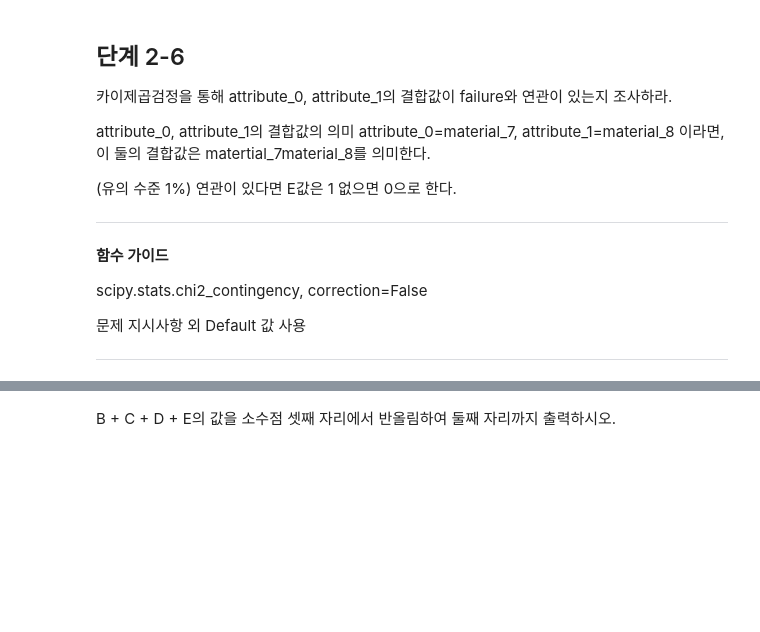
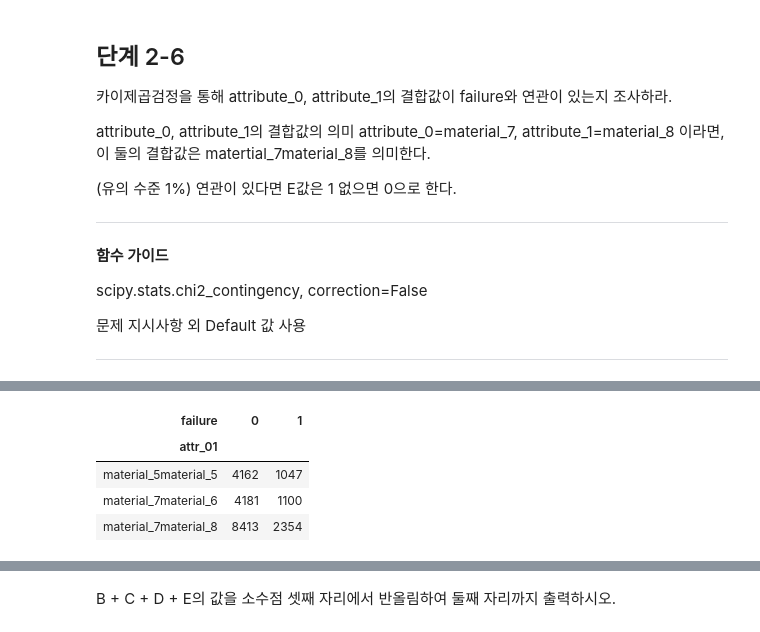
Before and after one commit to sunkusun9/DS_Lv3_2406, a Jupyter notebook: sec_ds_lv3_prob1_prob.ipynb, the cells around one changed output, grey strips where cells are left out. Cells and saved outputs as stored; diff of their text form; code cells hidden in the pictures; blank space fills up the shorter version.

```diff
--- a/sec_ds_lv3_prob1_prob.ipynb
+++ b/sec_ds_lv3_prob1_prob.ipynb
@@ -537,0 +665,14 @@ matertial_7material_8를 의미한다.
+# %%
+# 방법2
+df_conti = df_prob2.assign(
+    attr_01 = df_prob2['attribute_0'] + df_prob2['attribute_1']
+).pipe(
+    lambda x: x.pivot_table(index='attr_01', columns = 'failure', aggfunc='size')
+)
+df_conti
+# %% [output]
+| failure | 0 | 1 |
+| attr_01 |  |  |
+| material_5material_5 | 4162 | 1047 |
+| material_7material_6 | 4181 | 1100 |
+| material_7material_8 | 8413 | 2354 |
```
Also changed, not shown: parts of 36 cells of this notebook.
